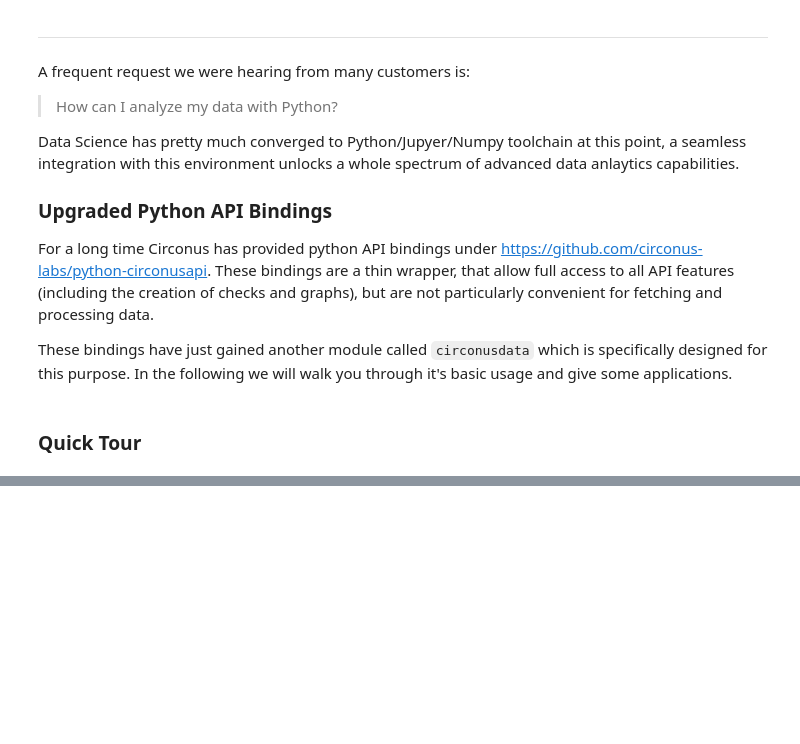
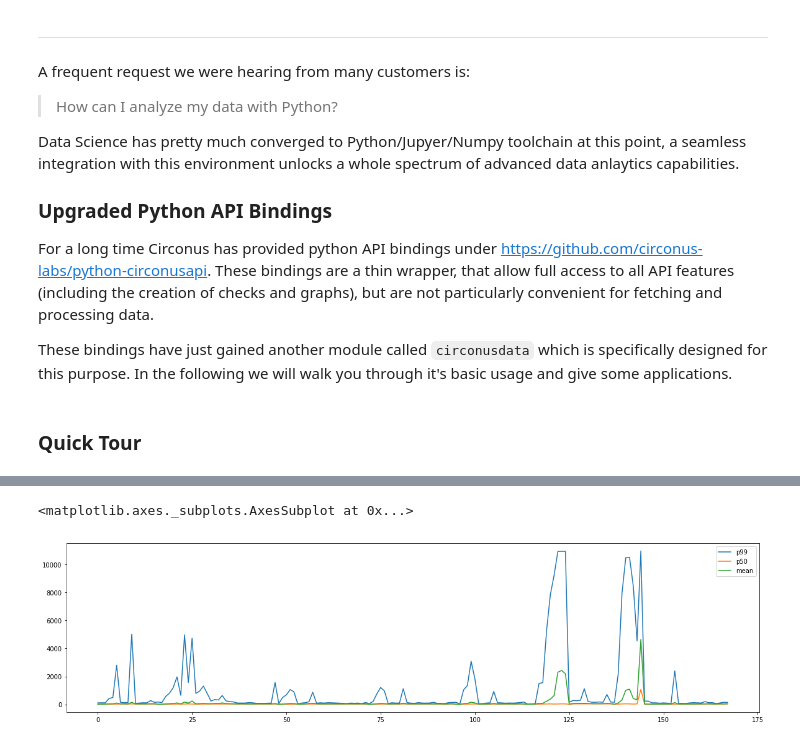
Before and after one commit to HeinrichHartmann/DS4OPS, a Jupyter notebook: work/Circonus for Data Science.ipynb, the cells around one changed output, grey strips where cells are left out. Drawn from its saved outputs; the diff is of its cells as text; code cells hidden in the pictures; blank space fills up the shorter version.

```diff
--- a/work/Circonus for Data Science.ipynb
+++ b/work/Circonus for Data Science.ipynb
@@ -191,0 +133,9 @@ CH = circ_data.caql('search:metric:histogram("a*") | histogram:merge()', 1467892
+# %%
+M = circ.search("api`GET`/getState").fetch(datetime(2018,1,1).timestamp(), 60*60, 7*24, kind="histogram")
+# %%
+# We can directly work with circonus histograms in pandas
+dfh = pd.DataFrame(M)
+dfh['p99'] = dfh['160764/api`GET`/getState'].map(lambda h: h.quantile(0.99))
+dfh['p50'] = dfh['160764/api`GET`/getState'].map(lambda h: h.quantile(0.5))
+dfh['mean'] = dfh['160764/api`GET`/getState'].map(lambda h: h.mean())
+dfh.head()
@@ -191,0 +149,5 @@ CH = circ_data.caql('search:metric:histogram("a*") | histogram:merge()', 1467892
+# %%
+dfh.plot(figsize=(20,5))
+# %% [output]
+<matplotlib.axes._subplots.AxesSubplot at 0x...>
+[figure, added]
```
Also changed, not shown: parts of 41 cells of this notebook, 2 other files.
